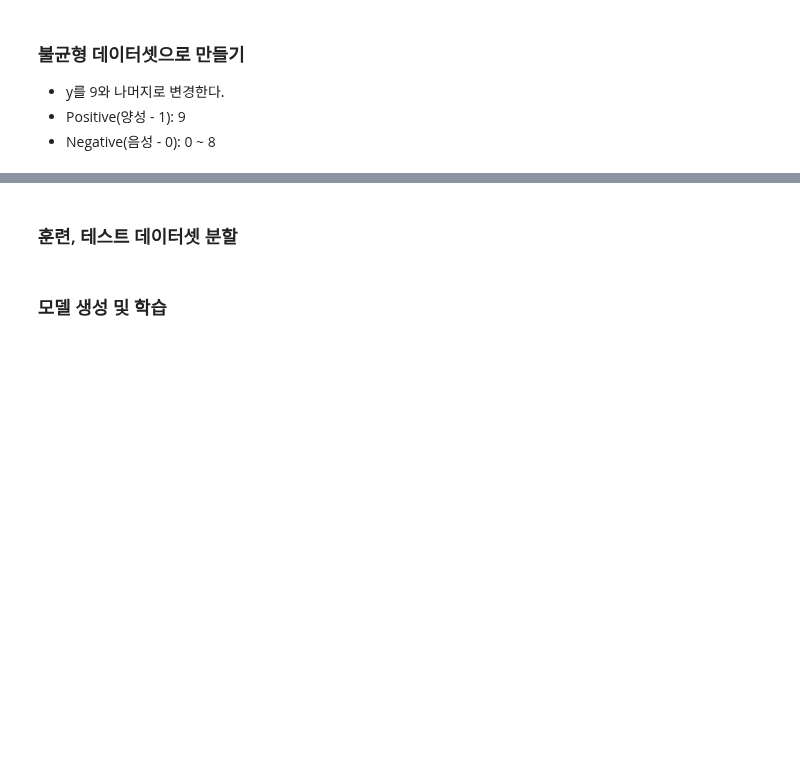
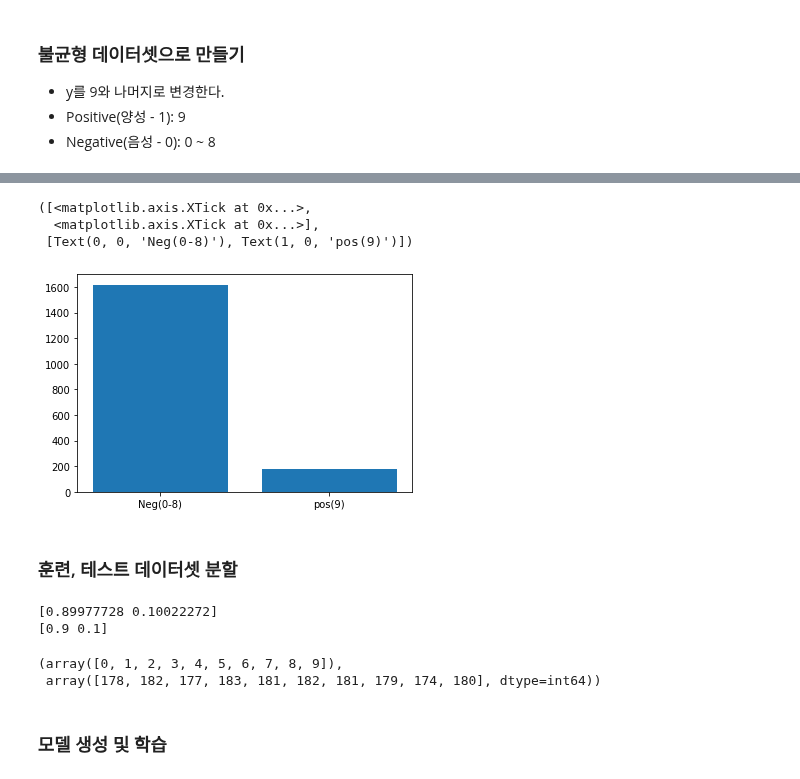
Before and after one commit to mein0121/Python_JupyterNotebook, a Jupyter notebook: 6.MachinLearning/05_분류 평가지표.ipynb, the cells around one changed output, grey strips where cells are left out. Saved outputs shown, nothing was run; the diff lists cells and outputs as text; code cells hidden in the pictures; blank space fills up the shorter version.

```diff
--- a/6.MachinLearning/05_분류 평가지표.ipynb
+++ b/6.MachinLearning/05_분류 평가지표.ipynb
@@ -54,3 +107,5 @@ $$
 - y를 9와 나머지로 변경한다.
 - Positive(양성 - 1): 9
 - Negative(음성 - 0): 0 ~ 8
+# %%
+y = y==9 # 9: True, 나머지: False
@@ -57,5 +121,26 @@ $$
+# %%
+plt.bar(cnt2[0],cnt2[1])
+plt.xticks([0,1], labels=['Neg(0-8)', 'pos(9)'])
+# %% [output]
+([<matplotlib.axis.XTick at 0x...>,
+  <matplotlib.axis.XTick at 0x...>],
+ [Text(0, 0, 'Neg(0-8)'), Text(1, 0, 'pos(9)')])
+[figure, added]
 # %% [markdown]
 ### 훈련, 테스트 데이터셋 분할
+# %%
+from sklearn.model_selection import train_test_split
+X_train, X_test, y_train, y_test = train_test_split(X, y, stratify=y)
+print(np.unique(y_train, return_counts=True)[1]/y_train.size) # False, True 비율
+print(np.unique(y_test, return_counts=True)[1]/y_test.size) # False, True 비율
+# %% [output]
+[0.89977728 0.10022272]
+[0.9 0.1]
+# %%
+cnt
+# %% [output]
+(array([0, 1, 2, 3, 4, 5, 6, 7, 8, 9]),
+ array([178, 182, 177, 183, 181, 182, 181, 179, 174, 180], dtype=int64))
 # %% [markdown]
 ### 모델 생성 및 학습
 # %% [markdown]
```
Also changed, not shown: parts of 16 cells of this notebook.
